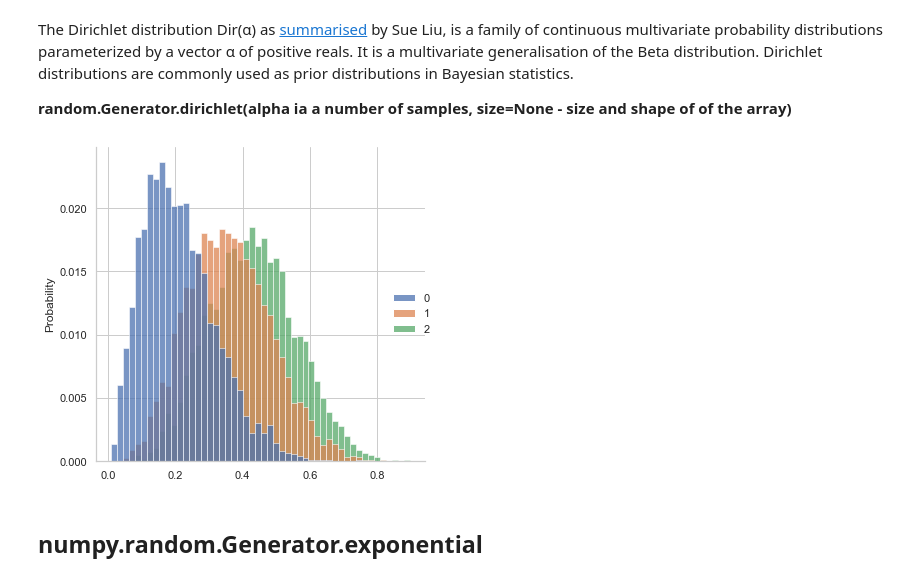
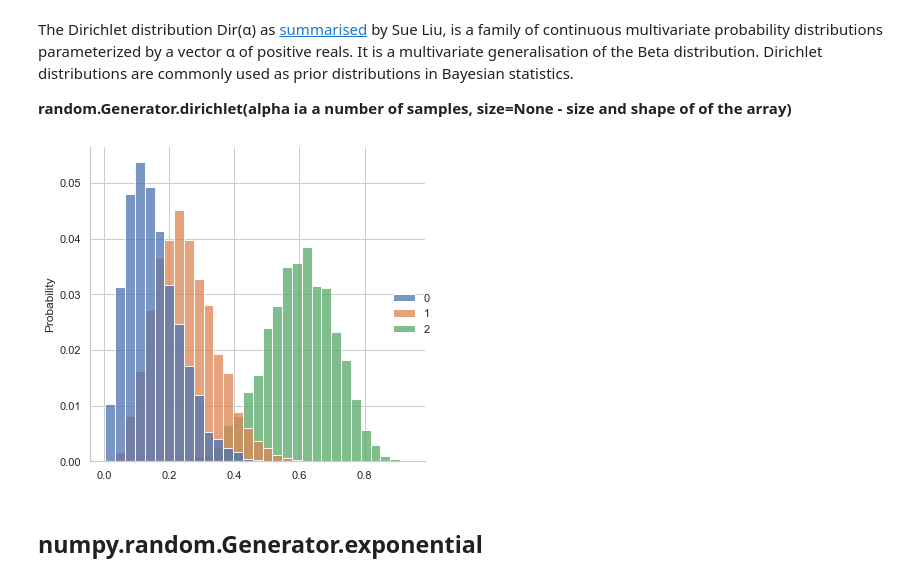
Before and after one commit to Mantvydas-data/Programming-for-DA-2021-PA, a Jupyter notebook: numpyrandom.ipynb, the cells around one changed output. Saved outputs shown, nothing was run; the diff lists cells and outputs as text; code cells hidden in the pictures.

```diff
--- a/numpyrandom.ipynb
+++ b/numpyrandom.ipynb
@@ -252,14 +252,14 @@ The Dirichlet distribution Dir(α) as [summarised](https://towardsdatascience.co
 
 **random.Generator.dirichlet(alpha ia a number of samples, size=None - size and shape of of the array)**
 # %%
-k = rng.dirichlet((3,5,6),5000)
+k = rng.dirichlet((3,5,12),5000)
 sns.set_theme(style="whitegrid")
-# Selecting displot with KDE line
-sns.displot(k, stat="")
+# Selecting displot of each sample probability
+sns.displot(k, stat="probability")
 plt.tight_layout()
 plt.show()
 # %% [output]
-[figure, old version]
+[figure, new version]
 # %% [markdown]
 ## numpy.random.Generator.exponential
 # %% [markdown]
```
Also changed, not shown: parts of 26 cells of this notebook.
